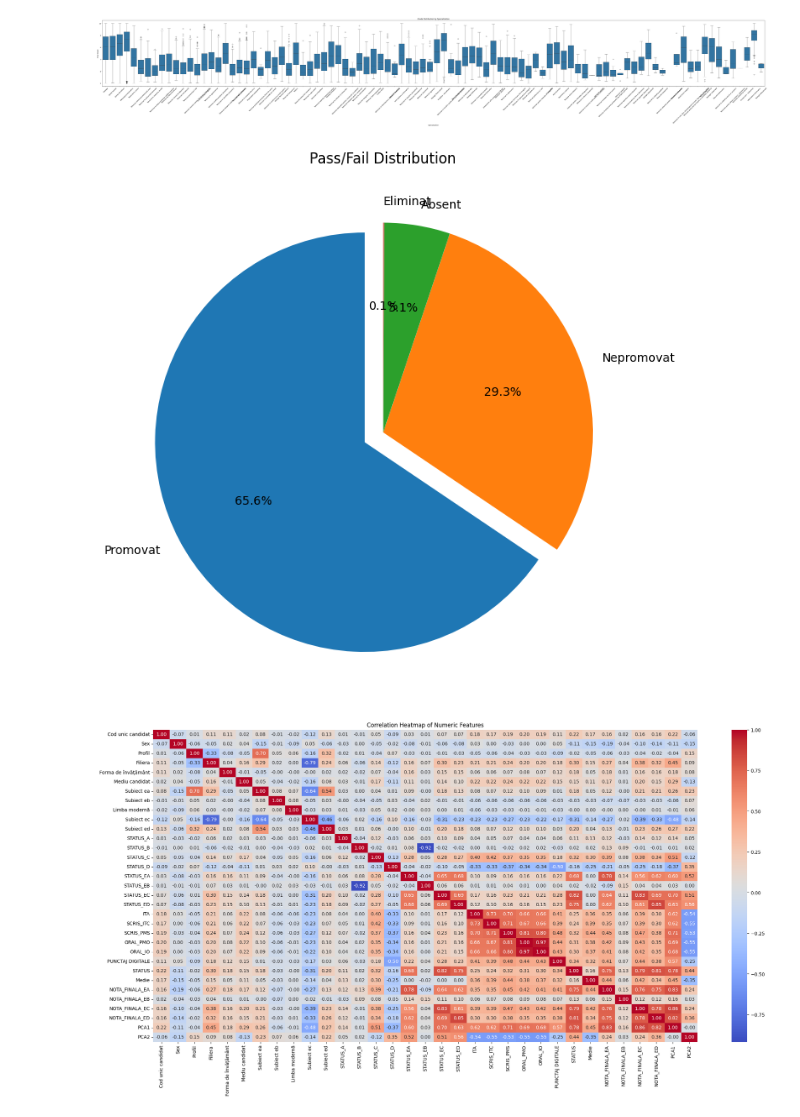
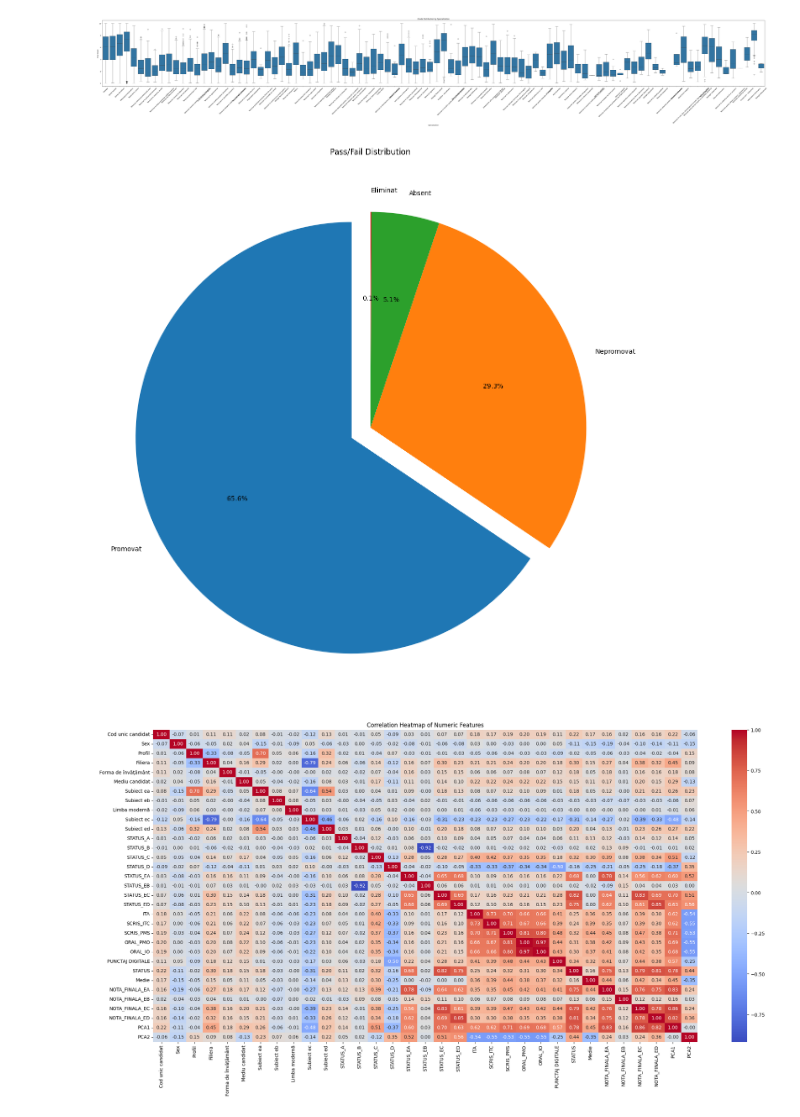
Before and after one commit to victor1606/University-Recommender-System, a Jupyter notebook: bac_dataset_visualization.ipynb, the cells around one changed output. Cells and saved outputs as stored; diff of their text form; code cells hidden in the pictures.

```diff
--- a/bac_dataset_visualization.ipynb
+++ b/bac_dataset_visualization.ipynb
@@ -510,16 +510,17 @@ plt.show()
 [figure]
 # %%
 # 3. Pass/Fail Rate
+plt.rcParams['figure.figsize'] = (20, 15)
 plt.figure()
 status_counts = bac_results_clean['STATUS'].value_counts()
 # Dynamically set explode to match the number of categories
 explode = [0.1] + [0] * (len(status_counts) - 1)
 status_counts.plot(kind='pie', autopct='%1.1f%%', startangle=90, explode=explode)
 plt.ylabel('')
 plt.title('Pass/Fail Distribution')
 plt.show()
 # %% [output]
-[figure, old version]
+[figure, new version]
 # %%
 # 4. Correlation Heatmap of Numeric Features Only
 # Principal Component Analysis (PCA) is a dimensionality reduction technique that transforms high-dimensional data into fewer dimensions while preserving as much variance (information) as possible.
```
Also changed, not shown: 5 other files.
